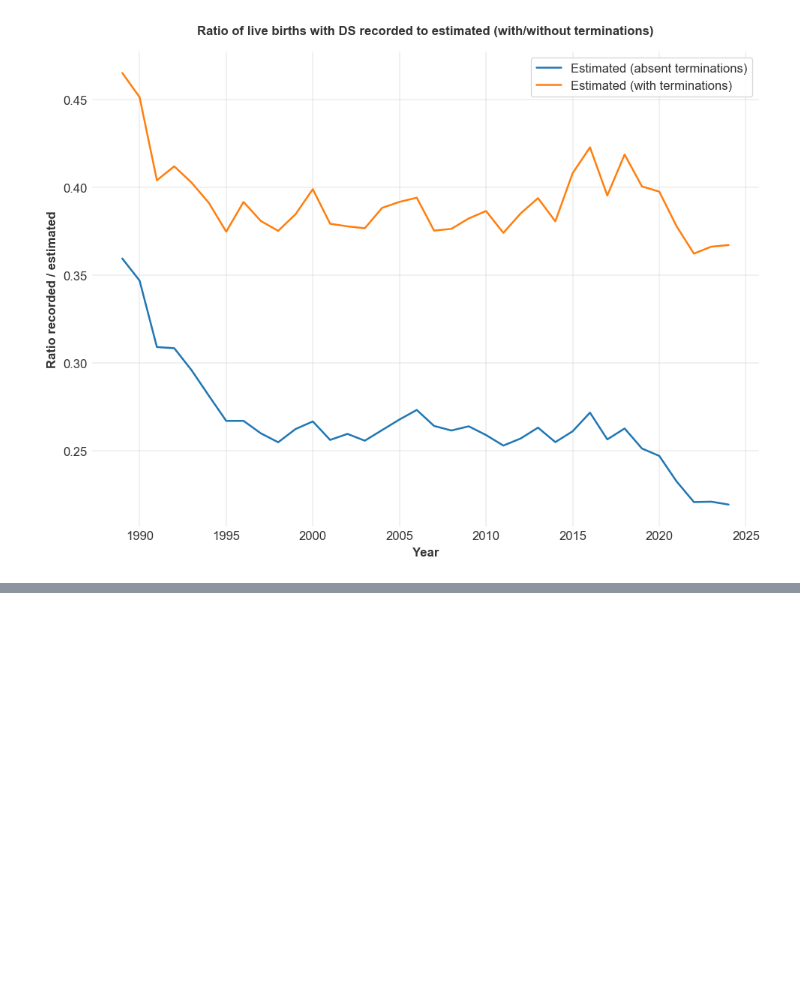
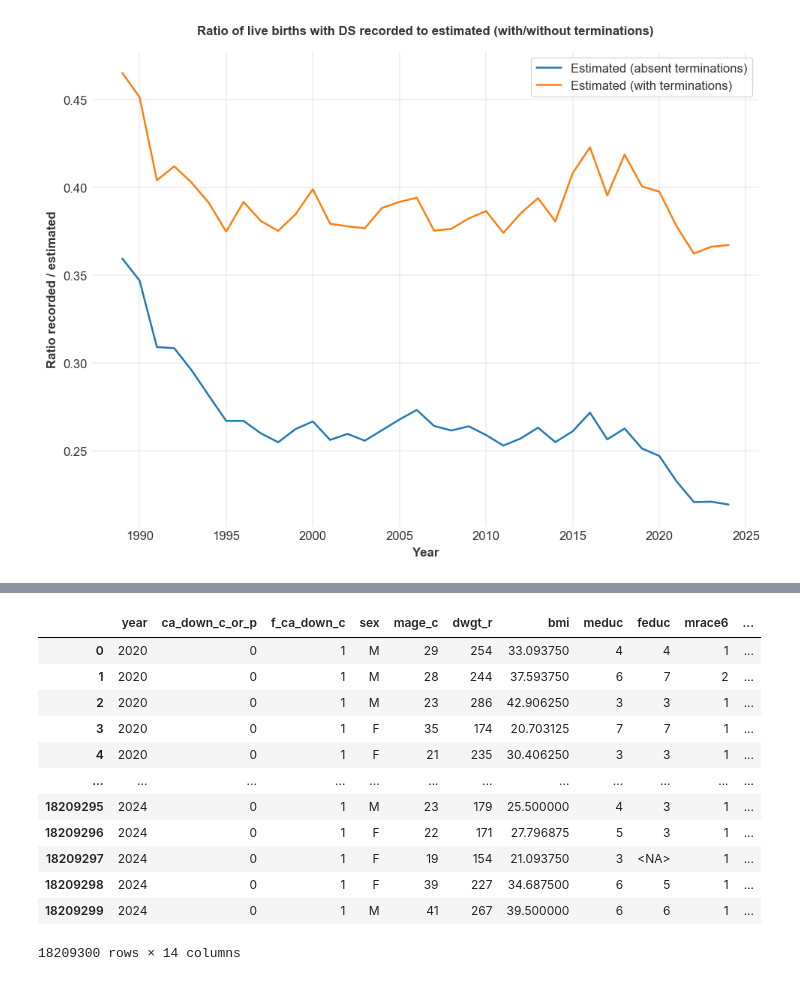
Before and after one commit to frankbuckley/ds-births-populations, a Jupyter notebook: projects/us-birth-certificates/notes-001-ds-recording.ipynb, the cells around one changed output, grey strips where cells are left out. Saved outputs shown, nothing was run; the diff lists cells and outputs as text; code cells hidden in the pictures; blank space fills up the shorter version.

```diff
--- a/projects/us-birth-certificates/notes-001-ds-recording.ipynb
+++ b/projects/us-birth-certificates/notes-001-ds-recording.ipynb
@@ -458,0 +241,73 @@ ds_rec_bmi_r_df
+# %%
+df = con.execute(
+    """
+    SELECT
+        year,
+        CASE
+            WHEN COALESCE (ca_down, ca_downs) = 'C' THEN 1
+            WHEN COALESCE (ca_down, ca_downs) = 'P' THEN 1
+            ELSE 0
+        END
+        as ca_down_c_or_p,
+        COALESCE(f_ca_down, f_ca_downs) as f_ca_down_c,
+        sex,
+        mage_c,
+        CASE
+             WHEN dwgt_r >= 100 AND dwgt_r <= 400 THEN dwgt_r
+             ELSE NULL
+        END as dwgt_r,
+        CASE
+            WHEN bmi >= 13.0 AND bmi < 69.9 THEN bmi
+            ELSE NULL
+        END
+        as bmi,
+        CASE
+            WHEN  meduc < 9 THEN meduc
+            ELSE NULL
+        END as meduc,
+        CASE
+            WHEN  feduc < 9 THEN feduc
+            ELSE NULL
+        END as feduc,
+        CASE
+            WHEN  mrace6 < 7 THEN mrace6
+            ELSE NULL
+        END as mrace6,
+        CASE
+            WHEN  frace6 < 7 THEN frace6
+            ELSE NULL
+        END as frace6,
+        CASE
+            WHEN  mhisp_r < 6 THEN mhisp_r
+            ELSE NULL
+        END as mhisp_r,
+        CASE
+            WHEN  fhisp_r < 6 THEN fhisp_r
+            ELSE NULL
+        END as fhisp_r,
+        CASE
+            WHEN  pay_rec < 5 THEN pay_rec
+            ELSE NULL
+        END as pay_rec
+    FROM
+        us_births
+    WHERE year >= 2020
+    ORDER BY
+        year, dob_mm
+    """
+).df()
+df
+# %% [output]
+|  | year | ca_down_c_or_p | f_ca_down_c | sex | mage_c | dwgt_r | bmi | meduc | feduc | mrace6 | ... |
+| 0 | 2020 | 0 | 1 | M | 29 | 254 | 33.093750 | 4 | 4 | 1 | ... |
+| 1 | 2020 | 0 | 1 | M | 28 | 244 | 37.593750 | 6 | 7 | 2 | ... |
+| 2 | 2020 | 0 | 1 | M | 23 | 286 | 42.906250 | 3 | 3 | 1 | ... |
+| 3 | 2020 | 0 | 1 | F | 35 | 174 | 20.703125 | 7 | 7 | 1 | ... |
+| 4 | 2020 | 0 | 1 | F | 21 | 235 | 30.406250 | 3 | 3 | 1 | ... |
+| ... | ... | ... | ... | ... | ... | ... | ... | ... | ... | ... | ... |
+| 18209295 | 2024 | 0 | 1 | M | 23 | 179 | 25.500000 | 4 | 3 | 1 | ... |
+| 18209296 | 2024 | 0 | 1 | F | 22 | 171 | 27.796875 | 5 | 3 | 1 | ... |
+| 18209297 | 2024 | 0 | 1 | F | 19 | 154 | 21.093750 | 3 | <NA> | 1 | ... |
+| 18209298 | 2024 | 0 | 1 | F | 39 | 227 | 34.687500 | 6 | 5 | 1 | ... |
+| 18209299 | 2024 | 0 | 1 | M | 41 | 267 | 39.500000 | 6 | 6 | 1 | ... |
+18209300 rows × 14 columns
```
Also changed, not shown: parts of 28 cells of this notebook.
